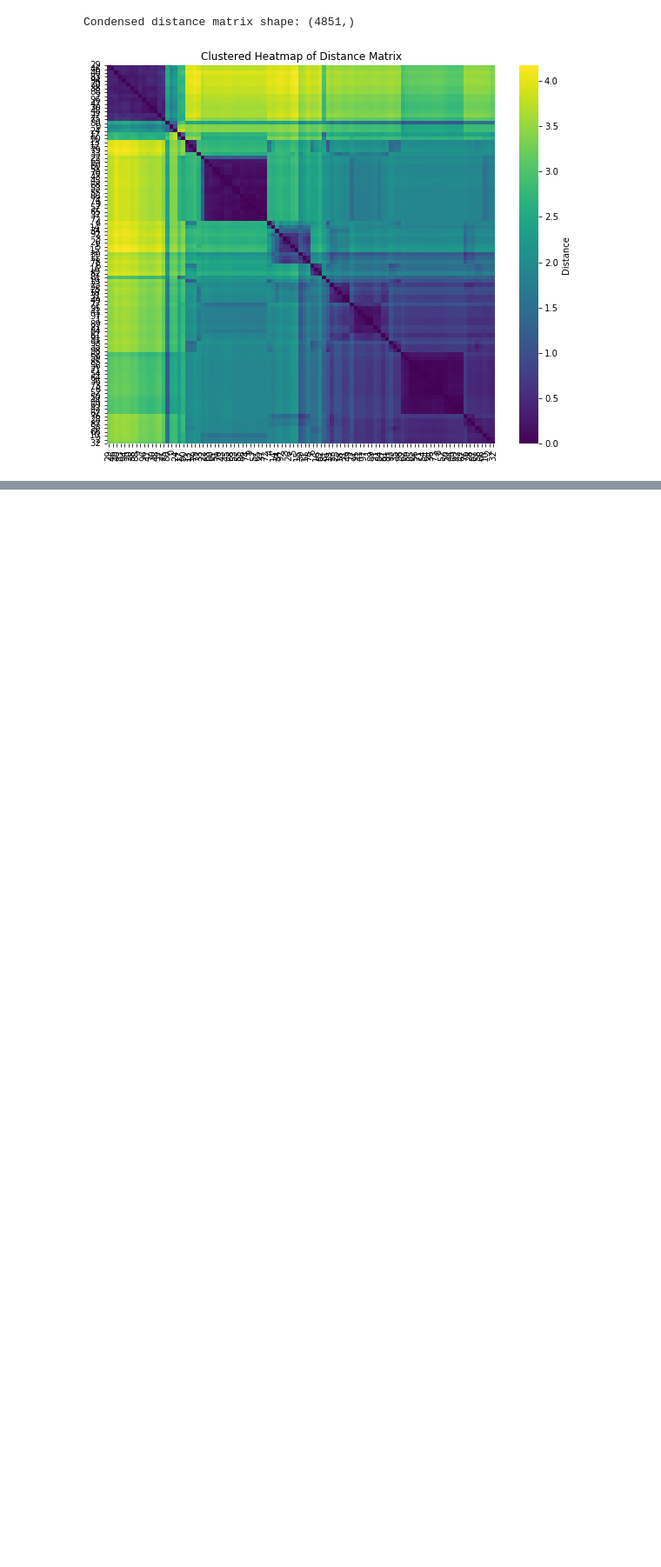
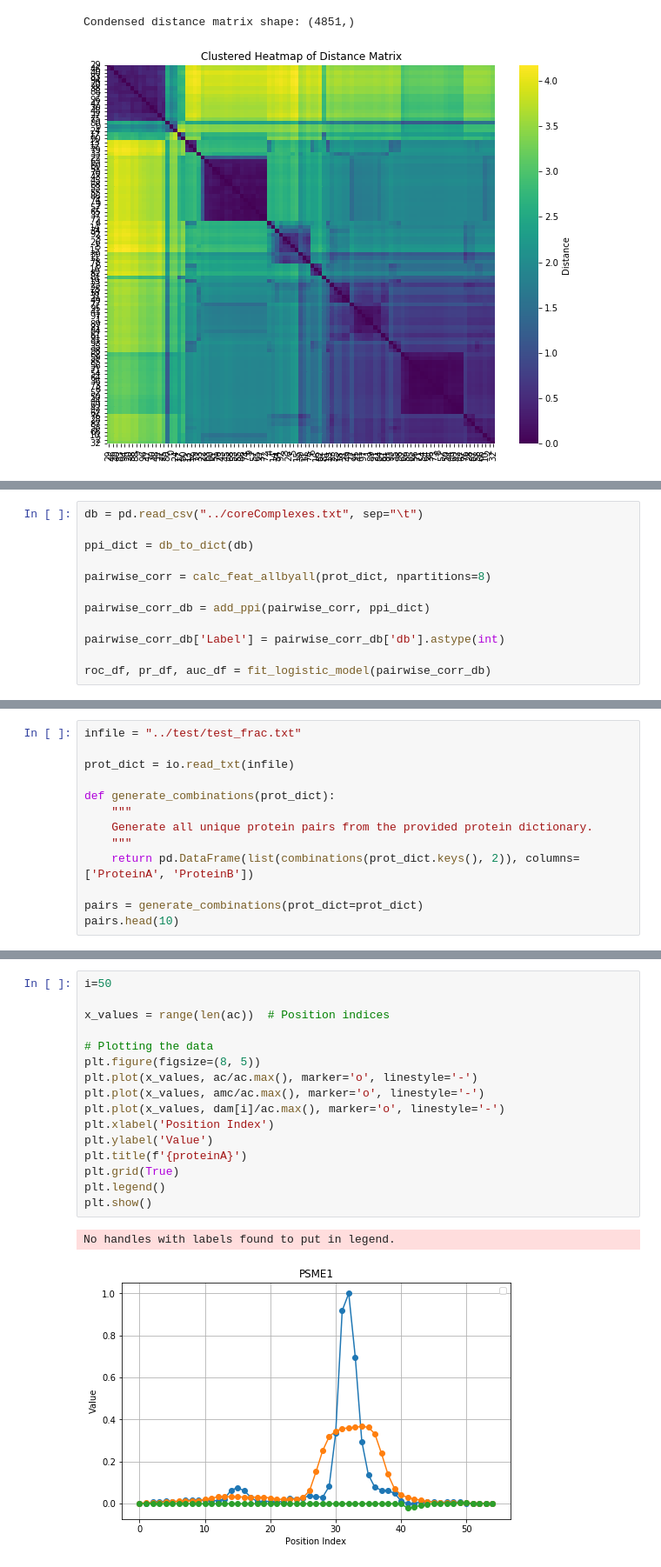
Before and after one commit to marcmuellerETHZ/PCprophet, a Jupyter notebook: PCprophet/sandbox.ipynb, the cells around one changed output, grey strips where cells are left out. Shown at 87% size. Cells and saved outputs as stored; diff of their text form; blank space fills up the shorter version.

```diff
--- a/PCprophet/sandbox.ipynb
+++ b/PCprophet/sandbox.ipynb
@@ -373,0 +534,12 @@ Condensed distance matrix shape: (4851,)
+# %%
+db = pd.read_csv("../coreComplexes.txt", sep="\t")
+
+ppi_dict = db_to_dict(db)
+
+pairwise_corr = calc_feat_allbyall(prot_dict, npartitions=8)
+
+pairwise_corr_db = add_ppi(pairwise_corr, ppi_dict)
+
+pairwise_corr_db['Label'] = pairwise_corr_db['db'].astype(int)
+
+roc_df, pr_df, auc_df = fit_logistic_model(pairwise_corr_db)
@@ -373,0 +673,13 @@ Condensed distance matrix shape: (4851,)
+# %%
+infile = "../test/test_frac.txt"
+
+prot_dict = io.read_txt(infile)
+
+def generate_combinations(prot_dict):
+    """
+    Generate all unique protein pairs from the provided protein dictionary.
+    """
+    return pd.DataFrame(list(combinations(prot_dict.keys(), 2)), columns=['ProteinA', 'ProteinB'])
+
+pairs = generate_combinations(prot_dict=prot_dict)
+pairs.head(10)
@@ -373,0 +772,19 @@ Condensed distance matrix shape: (4851,)
+# %%
+i=50
+
+x_values = range(len(ac))  # Position indices
+
+# Plotting the data
+plt.figure(figsize=(8, 5))
+plt.plot(x_values, ac/ac.max(), marker='o', linestyle='-')
+plt.plot(x_values, amc/ac.max(), marker='o', linestyle='-')
+plt.plot(x_values, dam[i]/ac.max(), marker='o', linestyle='-')
+plt.xlabel('Position Index')
+plt.ylabel('Value')
+plt.title(f'{proteinA}')
+plt.grid(True)
+plt.legend()
+plt.show()
+# %% [output]
+No handles with labels found to put in legend.
+[figure, added]
```
Also changed, not shown: parts of 22 cells of this notebook, 2 other files.
